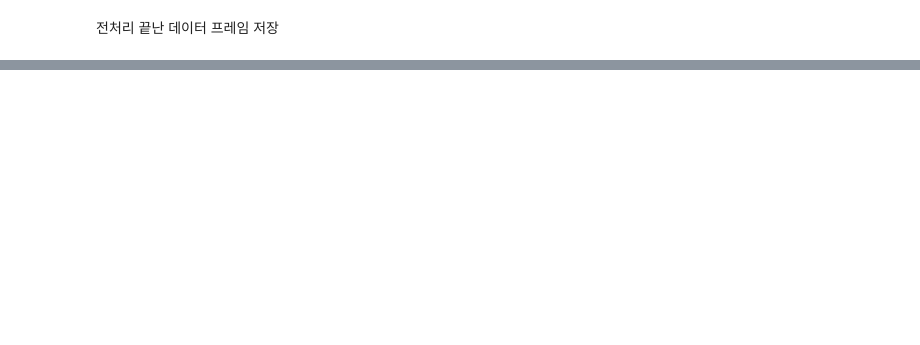
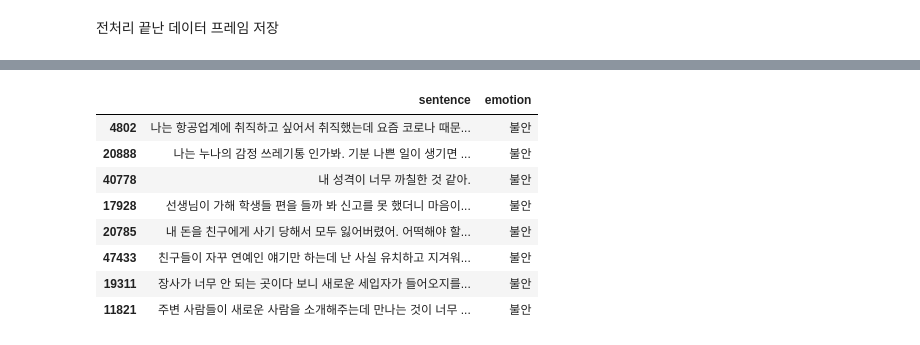
Before and after one commit to Bongwoo2lee/floread, a Jupyter notebook: sentiment-analysis/EDA.ipynb, the cells around one changed output, grey strips where cells are left out. Cells and saved outputs as stored; diff of their text form; code cells hidden in the pictures; blank space fills up the shorter version.

```diff
--- a/sentiment-analysis/EDA.ipynb
+++ b/sentiment-analysis/EDA.ipynb
@@ -375,0 +474,14 @@ train3.to_csv("data/연속적대화.csv")
+# %%
+trainset1.loc[trainset1['emotion'] == '상처', 'emotion'] = '슬픔'
+# %%
+trainset1[trainset1['emotion'] == '불안'].sample(n=8)
+# %% [output]
+|  | sentence | emotion |
+| 4802 | 나는 항공업계에 취직하고 싶어서 취직했는데 요즘 코로나 때문... | 불안 |
+| 20888 | 나는 누나의 감정 쓰레기통 인가봐. 기분 나쁜 일이 생기면 ... | 불안 |
+| 40778 | 내 성격이 너무 까칠한 것 같아. | 불안 |
+| 17928 | 선생님이 가해 학생들 편을 들까 봐 신고를 못 했더니 마음이... | 불안 |
+| 20785 | 내 돈을 친구에게 사기 당해서 모두 잃어버렸어. 어떡해야 할... | 불안 |
+| 47433 | 친구들이 자꾸 연예인 얘기만 하는데 난 사실 유치하고 지겨워... | 불안 |
+| 19311 | 장사가 너무 안 되는 곳이다 보니 새로운 세입자가 들어오지를... | 불안 |
+| 11821 | 주변 사람들이 새로운 사람을 소개해주는데 만나는 것이 너무 ... | 불안 |
```
Also changed, not shown: parts of 38 cells of this notebook, 1 other file.
